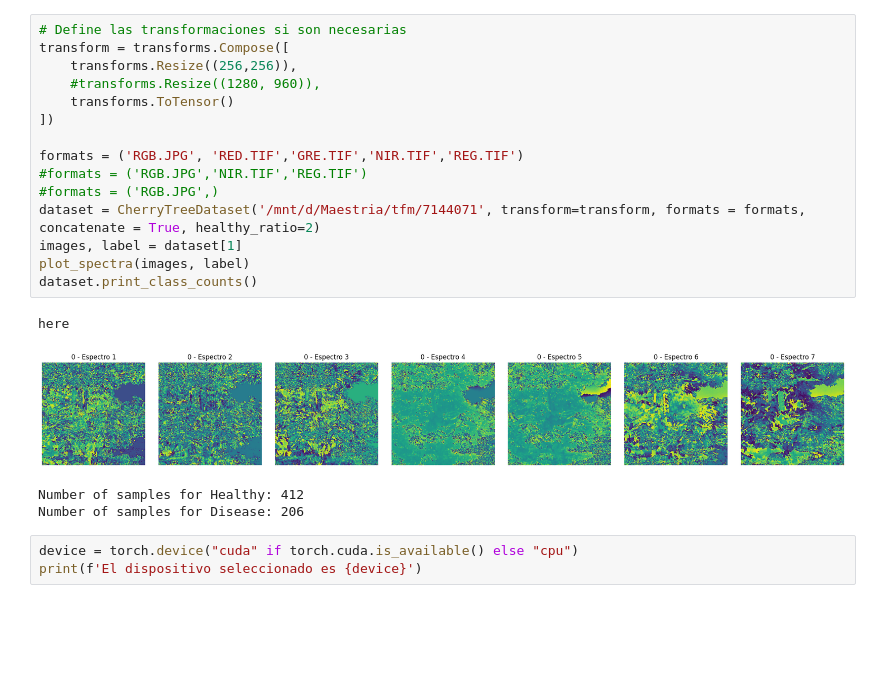
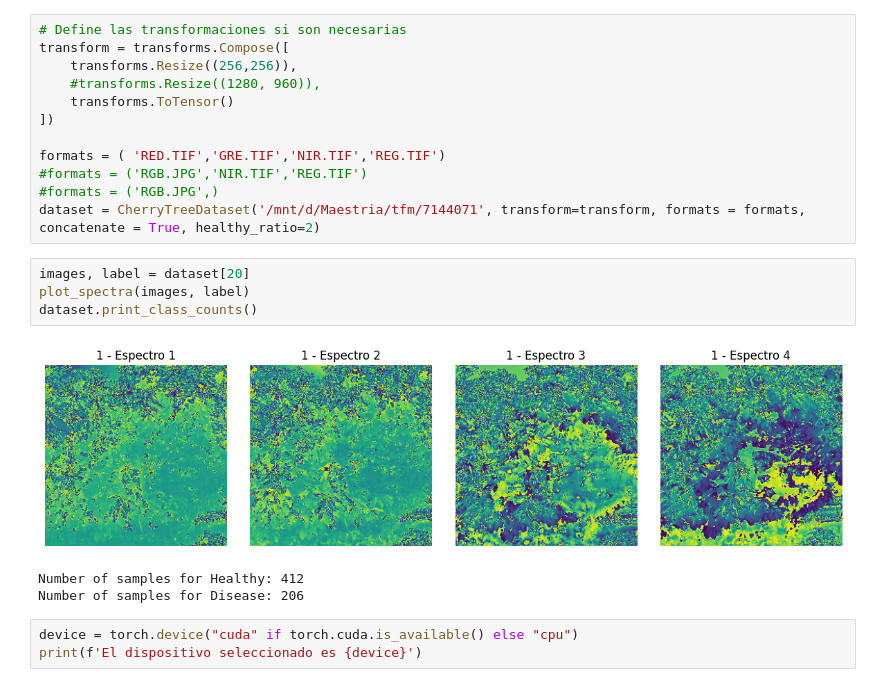
Before and after one commit to chrisnar16/TFMAgricultura, a Jupyter notebook: Red.ipynb, the cells around one changed output. Cells and saved outputs as stored; diff of their text form; blank space fills up the shorter version.

```diff
--- a/Red.ipynb
+++ b/Red.ipynb
@@ -187,26 +35,26 @@ Todos los metadatos disponibles:
 
 Bits totales por pixel: 24
 Tipo de datos: uint8
-# %%
-# Define las transformaciones si son necesarias
-transform = transforms.Compose([
-    transforms.Resize((256,256)),
-    #transforms.Resize((1280, 960)),
-    transforms.ToTensor()
-])
-
-formats = ('RGB.JPG', 'RED.TIF','GRE.TIF','NIR.TIF','REG.TIF')
-#formats = ('RGB.JPG','NIR.TIF','REG.TIF')
-#formats = ('RGB.JPG',)
-dataset = CherryTreeDataset('/mnt/d/Maestria/tfm/7144071', transform=transform, formats = formats, concatenate = True, healthy_ratio=2)
-images, label = dataset[1]
-plot_spectra(images, label)
-dataset.print_class_counts()
-# %% [output]
-here
-[figure, removed]
-Number of samples for Healthy: 412
-Number of samples for Disease: 206
+# %%
+# Define las transformaciones si son necesarias
+transform = transforms.Compose([
+    transforms.Resize((256,256)),
+    #transforms.Resize((1280, 960)),
+    transforms.ToTensor()
+])
+
+formats = ( 'RED.TIF','GRE.TIF','NIR.TIF','REG.TIF')
+#formats = ('RGB.JPG','NIR.TIF','REG.TIF')
+#formats = ('RGB.JPG',)
+dataset = CherryTreeDataset('/mnt/d/Maestria/tfm/7144071', transform=transform, formats = formats, concatenate = True, healthy_ratio=2)
+# %%
+images, label = dataset[20]
+plot_spectra(images, label)
+dataset.print_class_counts()
+# %% [output]
+[figure, added]
+Number of samples for Healthy: 412
+Number of samples for Disease: 206
 # %%
 device = torch.device("cuda" if torch.cuda.is_available() else "cpu")
 print(f'El dispositivo seleccionado es {device}')
```
Also changed, not shown: parts of 3 cells of this notebook, 2 other files.
